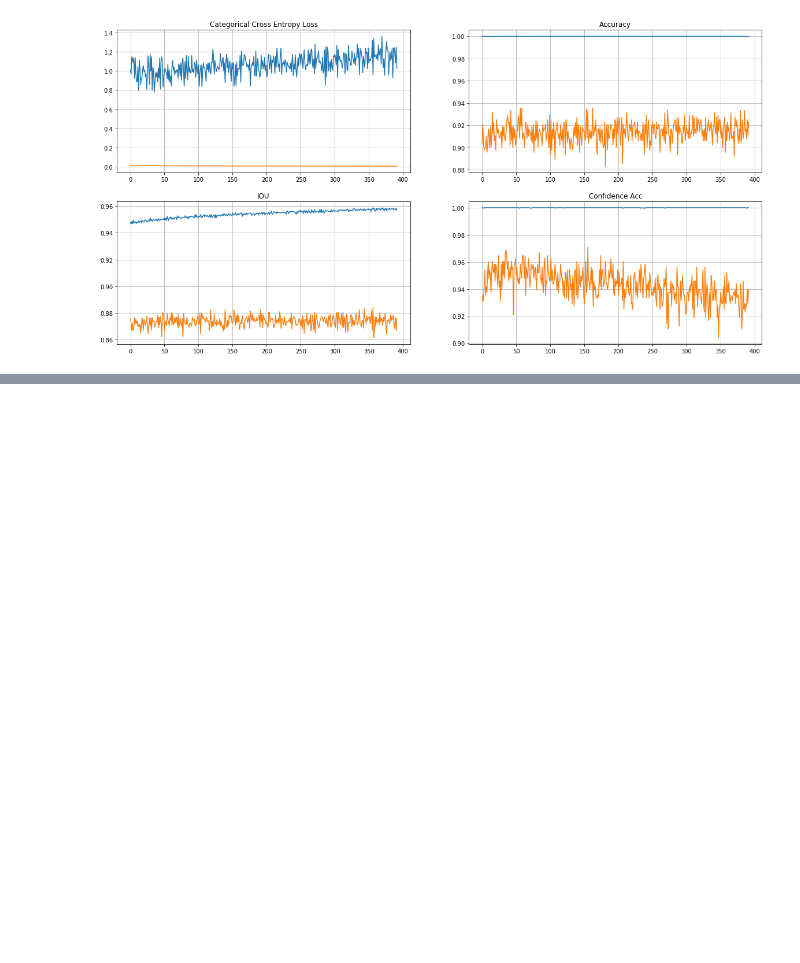
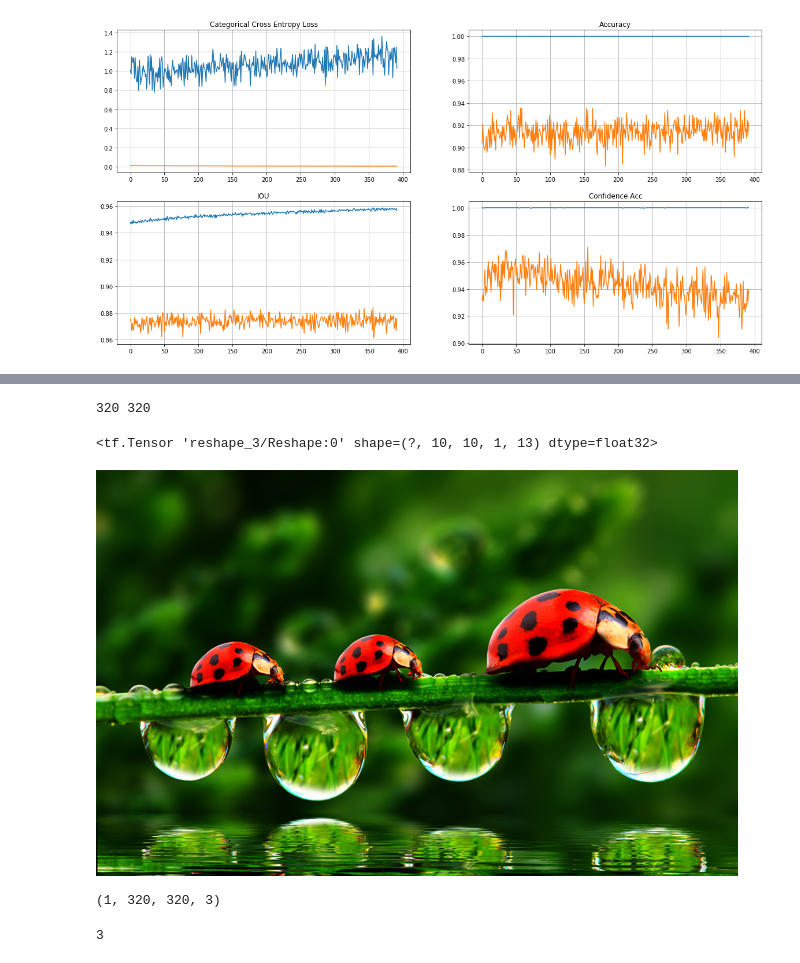
Before and after one commit to deeplearning-itba/Object-Detection, a Jupyter notebook: 9-training_methods.ipynb, the cells around one changed output, grey strips where cells are left out. Saved outputs shown, nothing was run; the diff lists cells and outputs as text; code cells hidden in the pictures; blank space fills up the shorter version.

```diff
--- a/9-training_methods.ipynb
+++ b/9-training_methods.ipynb
@@ -138,0 +168,16 @@ ax[3].grid()
+# %%
+from yolo_helper import get_YOLO_V2_NN
+n_classes = len(classes_names)
+GRID_H,  GRID_W  = 10 , 10
+IMAGE_H, IMAGE_W = GRID_H*32, GRID_W*32
+target_size = (IMAGE_H, IMAGE_W)
+print(IMAGE_H, IMAGE_W)
+BOX = 1
+CLASS = n_classes
+model = get_YOLO_V2_NN(IMAGE_H, IMAGE_W, BOX, CLASS, GAP=False)
+# Le pongo el mismo nombre que en el otro modelo para que asigne la loss bien
+# model.layers[-1].name='concatenated_outputs'
+model.layers[-1].output
+# %% [output]
+320 320
+<tf.Tensor 'reshape_3/Reshape:0' shape=(?, 10, 10, 1, 13) dtype=float32>
@@ -138,0 +186,9 @@ ax[3].grid()
+# %%
+image = Image.open('n01632458_443.JPEG')
+image = Image.open('ladybug.jpeg')
+#image = Image.open('ladybugs.jpg')
+image = Image.open('scorpion-black_widow_2.jpg')
+image = Image.open('ladybugs_3.jpg')
+image
+# %% [output]
+[figure, added]
@@ -138,0 +197,4 @@ ax[3].grid()
+# %%
+image_array.shape
+# %% [output]
+(1, 320, 320, 3)
@@ -138,0 +205,4 @@ ax[3].grid()
+# %%
+len(idxs[0])
+# %% [output]
+3
```
Also changed, not shown: parts of 10 cells of this notebook, 8 other files.
